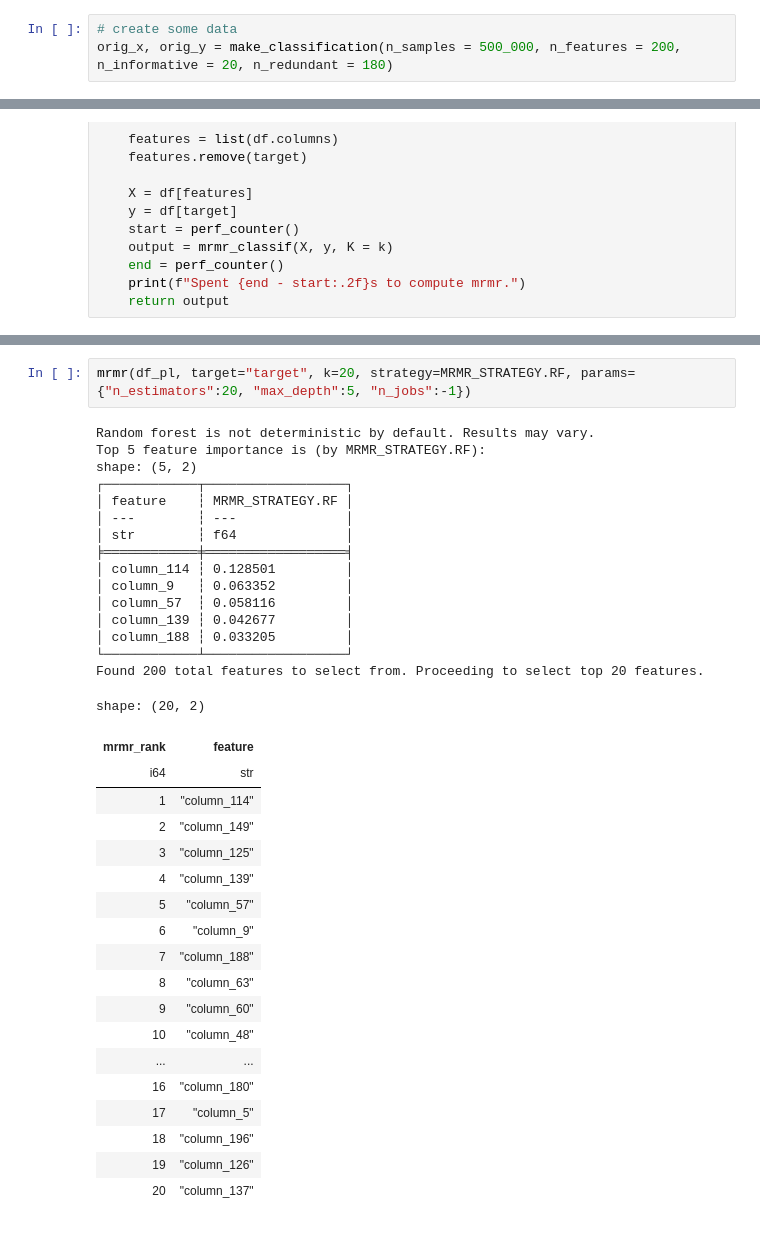
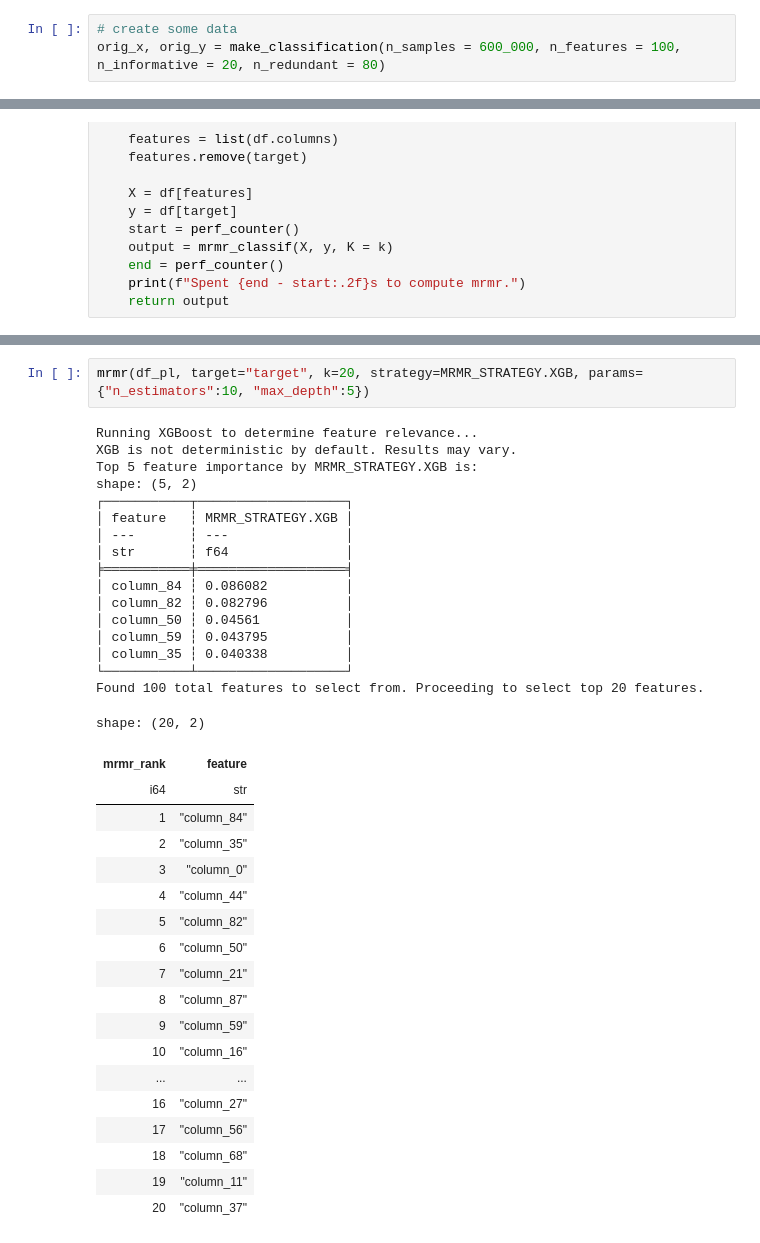
Before and after one commit to abstractqqq/dsds, a Jupyter notebook: examples/mrmr_example.ipynb, the cells around one changed output, grey strips where cells are left out. Cells and saved outputs as stored; diff of their text form.

Commit message:
added knock-out mrmr inspired by Featurewiz

```diff
--- a/examples/mrmr_example.ipynb
+++ b/examples/mrmr_example.ipynb
@@ -11,6 +11,6 @@ from eda.eda_selection import _f_score, mrmr, MRMR_STRATEGY
 # %%
 # create some data
-orig_x, orig_y = make_classification(n_samples = 500_000, n_features = 200, n_informative = 20, n_redundant = 180)
+orig_x, orig_y = make_classification(n_samples = 600_000, n_features = 100, n_informative = 20, n_redundant = 80)
 # %%
 df_pl = pl.from_numpy(orig_x).insert_at_idx(0, pl.Series("target", orig_y))
 df_pd = df_pl.to_pandas()
@@ -277,38 +358,39 @@ Spent 78.13s to compute mrmr.
 # %%
-mrmr(df_pl, target="target", k=20, strategy=MRMR_STRATEGY.RF, params={"n_estimators":20, "max_depth":5, "n_jobs":-1})
+mrmr(df_pl, target="target", k=20, strategy=MRMR_STRATEGY.XGB, params={"n_estimators":10, "max_depth":5})
 # %% [output]
-Random forest is not deterministic by default. Results may vary.
-Top 5 feature importance is (by MRMR_STRATEGY.RF):
+Running XGBoost to determine feature relevance...
+XGB is not deterministic by default. Results may vary.
+Top 5 feature importance by MRMR_STRATEGY.XGB is:
 shape: (5, 2)
-┌────────────┬──────────────────┐
-│ feature    ┆ MRMR_STRATEGY.RF │
-│ ---        ┆ ---              │
-│ str        ┆ f64              │
-╞════════════╪══════════════════╡
-│ column_114 ┆ 0.128501         │
-│ column_9   ┆ 0.063352         │
-│ column_57  ┆ 0.058116         │
-│ column_139 ┆ 0.042677         │
-│ column_188 ┆ 0.033205         │
-└────────────┴──────────────────┘
-Found 200 total features to select from. Proceeding to select top 20 features.
+┌───────────┬───────────────────┐
+│ feature   ┆ MRMR_STRATEGY.XGB │
+│ ---       ┆ ---               │
+│ str       ┆ f64               │
+╞═══════════╪═══════════════════╡
+│ column_84 ┆ 0.086082          │
+│ column_82 ┆ 0.082796          │
+│ column_50 ┆ 0.04561           │
+│ column_59 ┆ 0.043795          │
+│ column_35 ┆ 0.040338          │
+└───────────┴───────────────────┘
+Found 100 total features to select from. Proceeding to select top 20 features.
 shape: (20, 2)
 | mrmr_rank | feature |
 | i64 | str |
-| 1 | "column_114" |
-| 2 | "column_149" |
-| 3 | "column_125" |
-| 4 | "column_139" |
-| 5 | "column_57" |
-| 6 | "column_9" |
-| 7 | "column_188" |
-| 8 | "column_63" |
-| 9 | "column_60" |
-| 10 | "column_48" |
+| 1 | "column_84" |
+| 2 | "column_35" |
+| 3 | "column_0" |
+| 4 | "column_44" |
+| 5 | "column_82" |
+| 6 | "column_50" |
+| 7 | "column_21" |
+| 8 | "column_87" |
+| 9 | "column_59" |
+| 10 | "column_16" |
 | ... | ... |
-| 16 | "column_180" |
-| 17 | "column_5" |
-| 18 | "column_196" |
-| 19 | "column_126" |
-| 20 | "column_137" |
+| 16 | "column_27" |
+| 17 | "column_56" |
+| 18 | "column_68" |
+| 19 | "column_11" |
+| 20 | "column_37" |
 # %%
```
Also changed, not shown: parts of 11 cells of this notebook, 4 other files.
